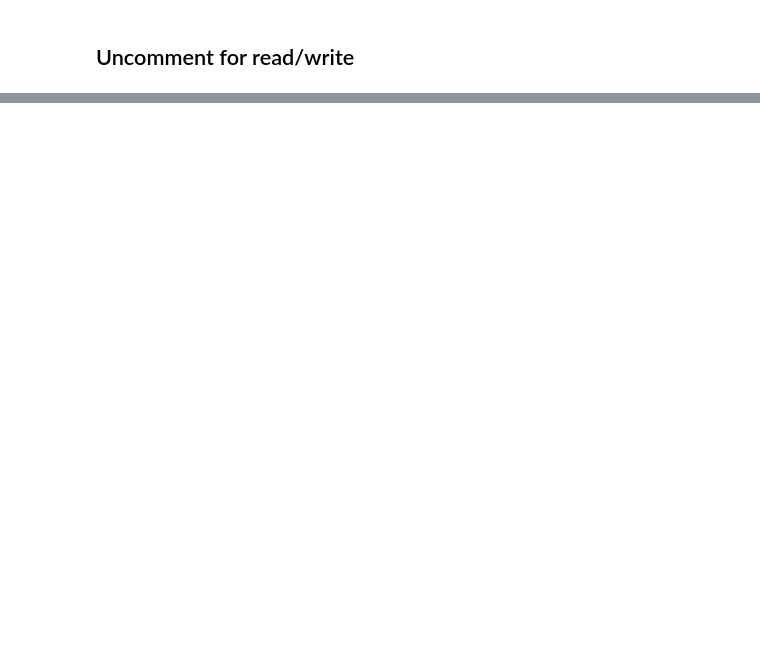
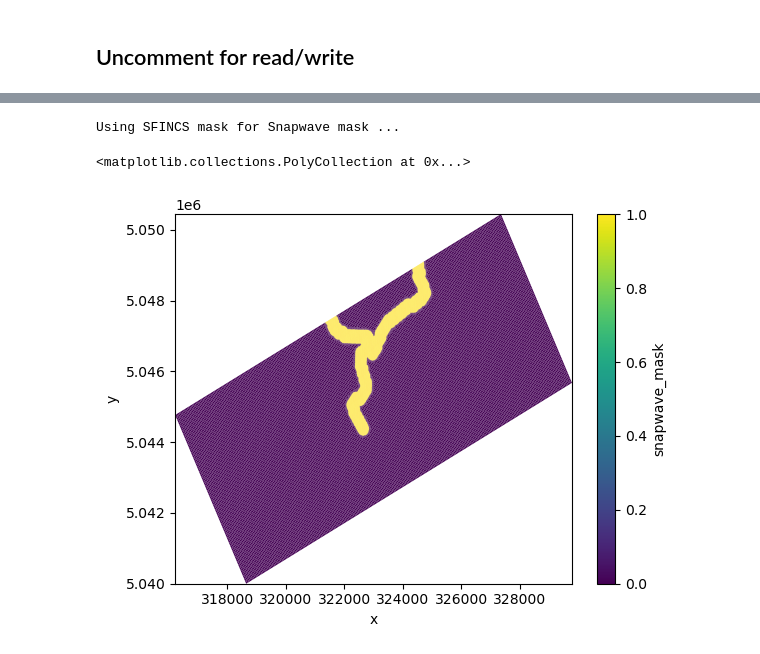
Before and after one commit to Deltares/hydromt_sfincs, a Jupyter notebook: examples/test_quadtree.ipynb, the cells around one changed output, grey strips where cells are left out. Saved outputs shown, nothing was run; the diff lists cells and outputs as text; code cells hidden in the pictures; blank space fills up the shorter version.

```diff
--- a/examples/test_quadtree.ipynb
+++ b/examples/test_quadtree.ipynb
@@ -99,0 +172,7 @@ qt.data["mask"].ugrid.plot()
+# %%
+qt.set_mask(model="snapwave", copy_sfincs_mask2snapwave=True)
+qt.data["snapwave_mask"].ugrid.plot()
+# %% [output]
+Using SFINCS mask for Snapwave mask ...
+<matplotlib.collections.PolyCollection at 0x...>
+[figure, added]
```
Also changed, not shown: parts of 15 cells of this notebook, 1 other file.
